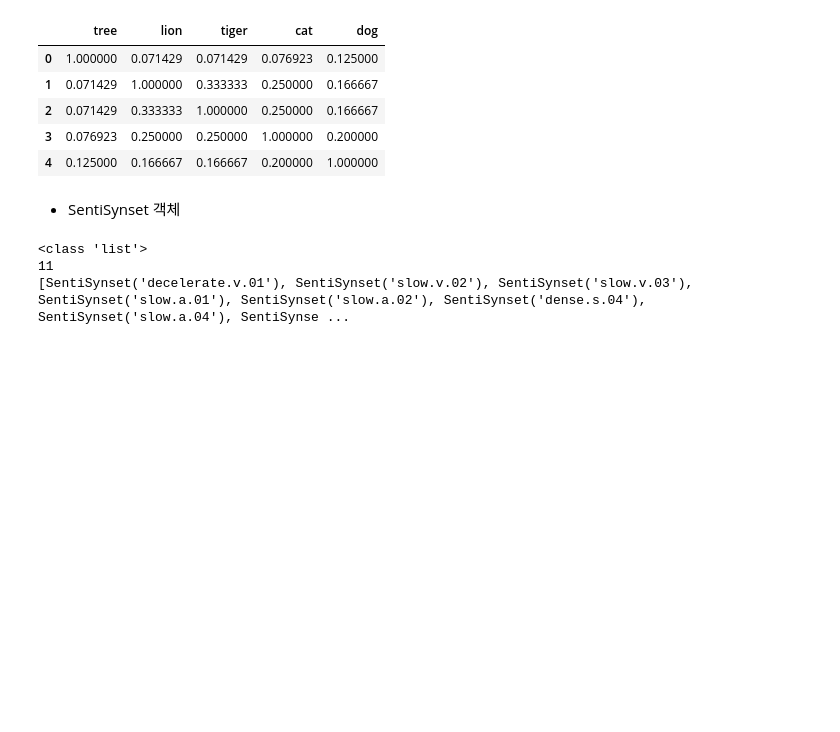
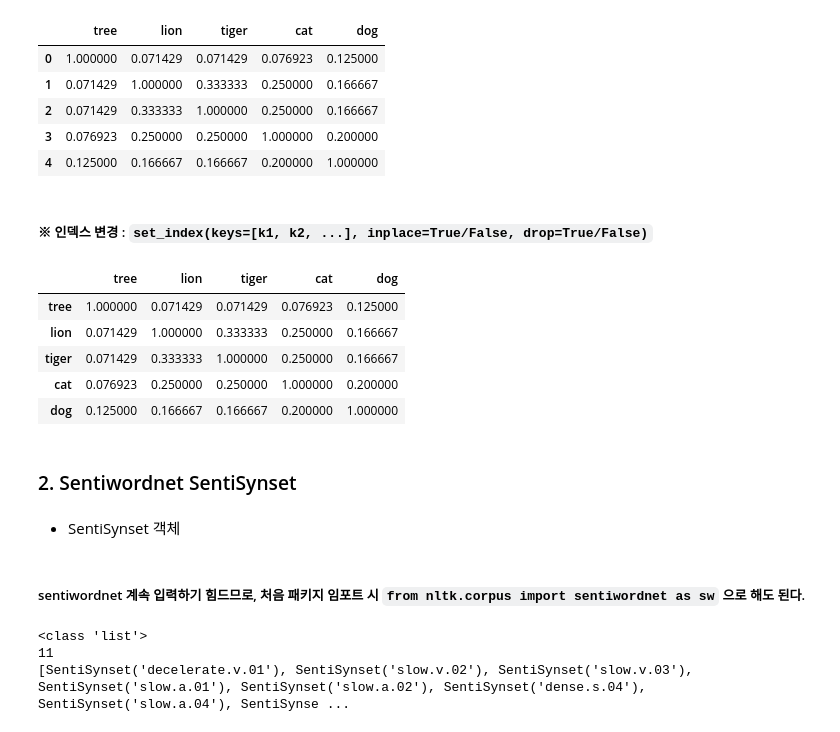
Before and after one commit to 1unasy/MachineLearning-2021-12, a Jupyter notebook: 06.텍스트분석/12.IMDB-Lexicon.ipynb, the cells around one changed output. Drawn from its saved outputs; the diff is of its cells as text; code cells hidden in the pictures; blank space fills up the shorter version.

```diff
--- a/06.텍스트분석/12.IMDB-Lexicon.ipynb
+++ b/06.텍스트분석/12.IMDB-Lexicon.ipynb
@@ -92,12 +115,30 @@ df
 | 2 | 0.071429 | 0.333333 | 1.000000 | 0.250000 | 0.166667 |
 | 3 | 0.076923 | 0.250000 | 0.250000 | 1.000000 | 0.200000 |
 | 4 | 0.125000 | 0.166667 | 0.166667 | 0.200000 | 1.000000 |
+# %% [markdown]
+##### ※ 인덱스 변경 : `set_index(keys=[k1, k2, ...], inplace=True/False, drop=True/False)`
+# %%
+# 유사도 비교 용이하게 하기 위해 인덱스 변경
+index = ['tree', 'lion', 'tiger', 'cat', 'dog']
+df.set_index(keys=[index], inplace=True)
+df
+# %% [output]
+|  | tree | lion | tiger | cat | dog |
+| tree | 1.000000 | 0.071429 | 0.071429 | 0.076923 | 0.125000 |
+| lion | 0.071429 | 1.000000 | 0.333333 | 0.250000 | 0.166667 |
+| tiger | 0.071429 | 0.333333 | 1.000000 | 0.250000 | 0.166667 |
+| cat | 0.076923 | 0.250000 | 0.250000 | 1.000000 | 0.200000 |
+| dog | 0.125000 | 0.166667 | 0.166667 | 0.200000 | 1.000000 |
+# %% [markdown]
+### 2. Sentiwordnet SentiSynset
 # %% [markdown]
 - SentiSynset 객체
 # %%
 from nltk.corpus import sentiwordnet
 
 senti_synsets = list(sentiwordnet.senti_synsets('slow'))
+# %% [markdown]
+##### sentiwordnet 계속 입력하기 힘드므로, 처음 패키지 임포트 시 `from nltk.corpus import sentiwordnet as sw` 으로 해도 된다.
 # %%
 print(type(senti_synsets))
 print(len(senti_synsets))
```
Also changed, not shown: parts of 34 cells of this notebook.
